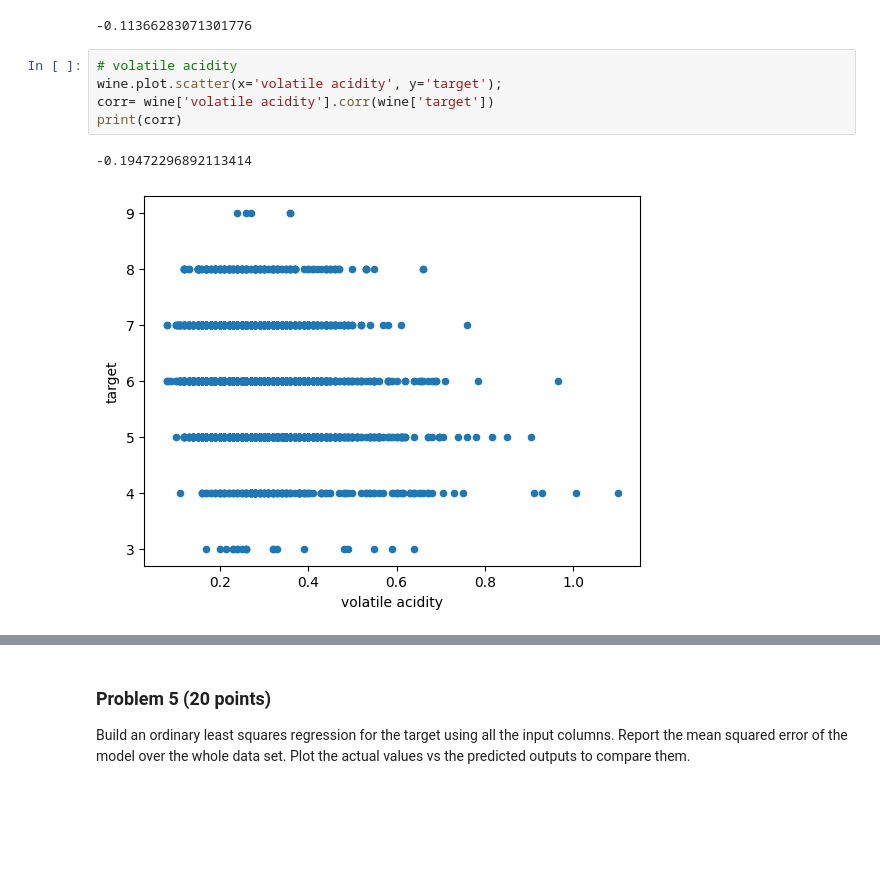
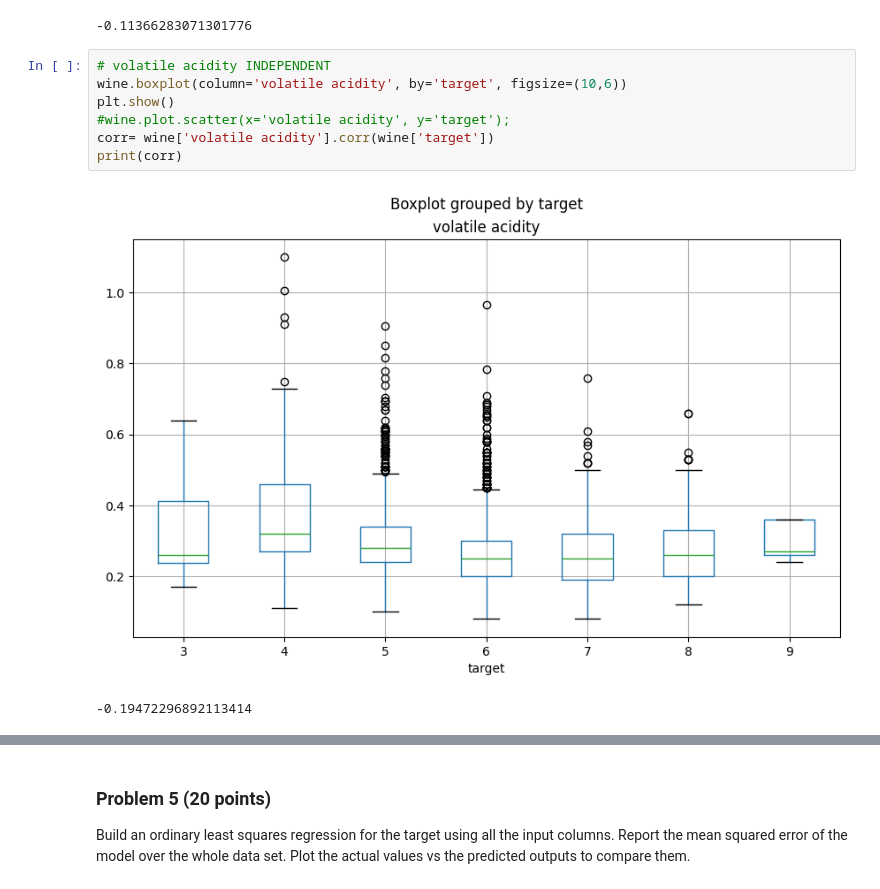
Before and after one commit to brittanygenzmann/dx601-final-project, a Jupyter notebook: project.ipynb, the cells around one changed output, grey strips where cells are left out. Cells and saved outputs as stored; diff of their text form; blank space fills up the shorter version.

```diff
--- a/project.ipynb
+++ b/project.ipynb
@@ -202,11 +202,13 @@ print(corr)
 [figure]
 -0.11366283071301776
 # %%
-# volatile acidity
-wine.plot.scatter(x='volatile acidity', y='target');
+# volatile acidity INDEPENDENT
+wine.boxplot(column='volatile acidity', by='target', figsize=(10,6))
+plt.show()
+#wine.plot.scatter(x='volatile acidity', y='target');
 corr= wine['volatile acidity'].corr(wine['target'])
 print(corr)
 # %% [output]
+[figure, new version]
 -0.19472296892113414
-[figure, old version]
 # %%
```
Also changed, not shown: parts of 11 cells of this notebook.
